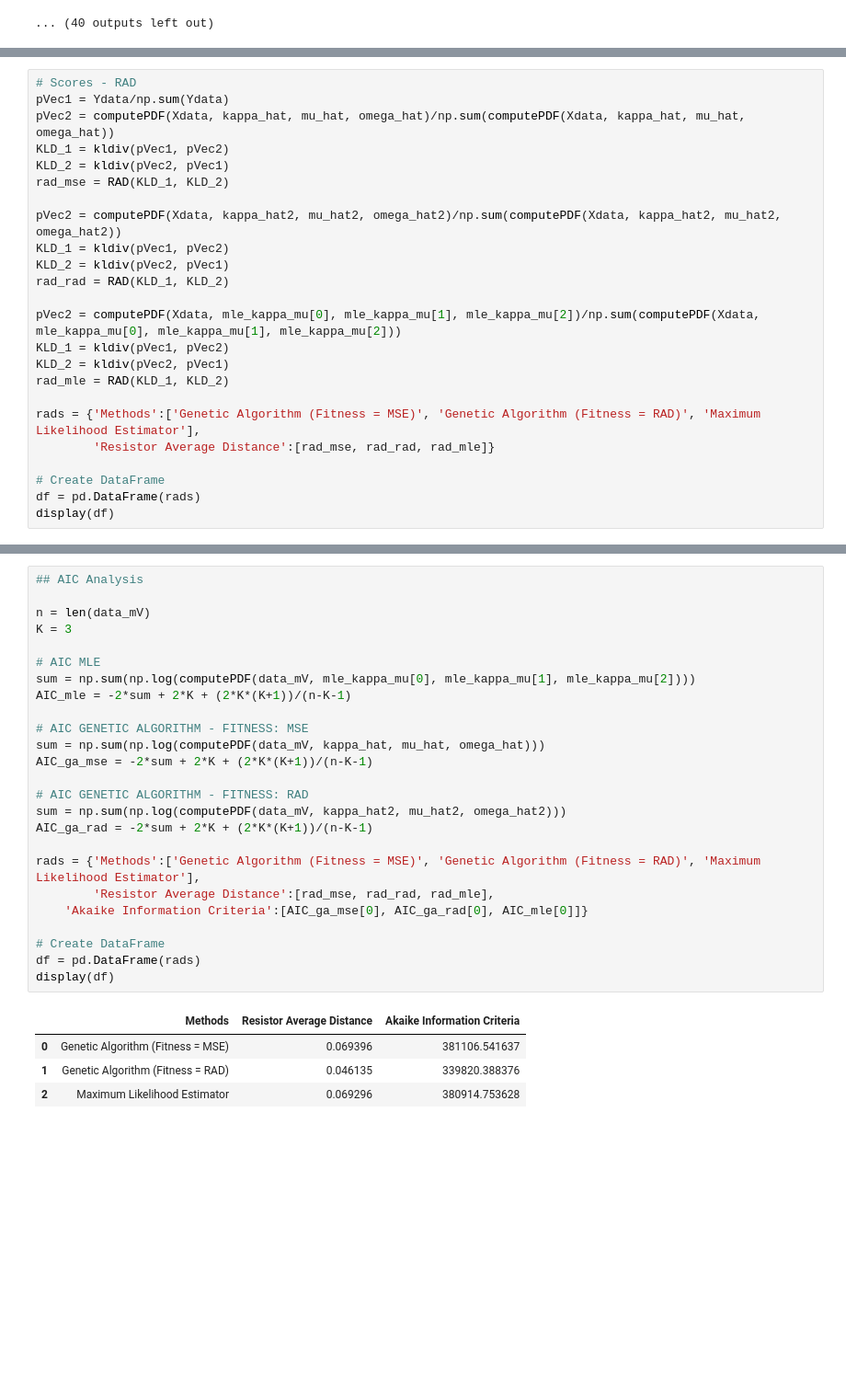
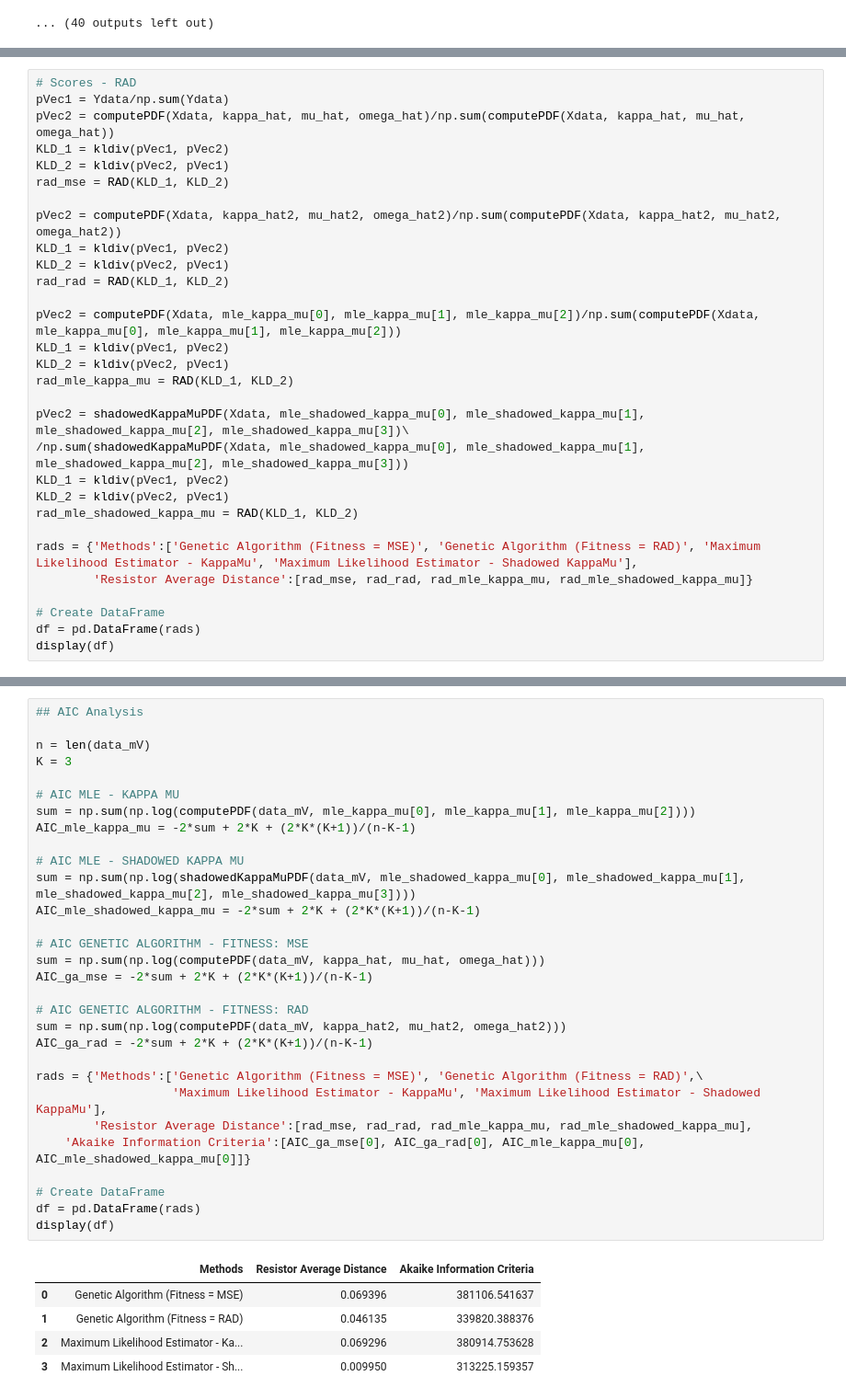
Before and after one commit to SamuelBFG/ga-fading, a Jupyter notebook: AIC_working_example.ipynb, the cells around one changed output, grey strips where cells are left out. Shown at 92% size. Saved outputs shown, nothing was run; the diff lists cells and outputs as text; blank space fills up the shorter version.

```diff
--- a/AIC_working_example.ipynb
+++ b/AIC_working_example.ipynb
@@ -413,10 +442,16 @@ rad_rad = RAD(KLD_1, KLD_2)
 pVec2 = computePDF(Xdata, mle_kappa_mu[0], mle_kappa_mu[1], mle_kappa_mu[2])/np.sum(computePDF(Xdata, mle_kappa_mu[0], mle_kappa_mu[1], mle_kappa_mu[2]))
 KLD_1 = kldiv(pVec1, pVec2)
 KLD_2 = kldiv(pVec2, pVec1)
-rad_mle = RAD(KLD_1, KLD_2)
+rad_mle_kappa_mu = RAD(KLD_1, KLD_2)
 
-rads = {'Methods':['Genetic Algorithm (Fitness = MSE)', 'Genetic Algorithm (Fitness = RAD)', 'Maximum Likelihood Estimator'],
-		'Resistor Average Distance':[rad_mse, rad_rad, rad_mle]}
+pVec2 = shadowedKappaMuPDF(Xdata, mle_shadowed_kappa_mu[0], mle_shadowed_kappa_mu[1], mle_shadowed_kappa_mu[2], mle_shadowed_kappa_mu[3])\
+/np.sum(shadowedKappaMuPDF(Xdata, mle_shadowed_kappa_mu[0], mle_shadowed_kappa_mu[1], mle_shadowed_kappa_mu[2], mle_shadowed_kappa_mu[3]))
+KLD_1 = kldiv(pVec1, pVec2)
+KLD_2 = kldiv(pVec2, pVec1)
+rad_mle_shadowed_kappa_mu = RAD(KLD_1, KLD_2)
+
+rads = {'Methods':['Genetic Algorithm (Fitness = MSE)', 'Genetic Algorithm (Fitness = RAD)', 'Maximum Likelihood Estimator - KappaMu', 'Maximum Likelihood Estimator - Shadowed KappaMu'],
+		'Resistor Average Distance':[rad_mse, rad_rad, rad_mle_kappa_mu, rad_mle_shadowed_kappa_mu]}
 
 # Create DataFrame
 df = pd.DataFrame(rads)
@@ -429,30 +465,36 @@ display(df)
 # %%
 ## AIC Analysis
 
 n = len(data_mV)
 K = 3
 
-# AIC MLE
+# AIC MLE - KAPPA MU
 sum = np.sum(np.log(computePDF(data_mV, mle_kappa_mu[0], mle_kappa_mu[1], mle_kappa_mu[2])))
-AIC_mle = -2*sum + 2*K + (2*K*(K+1))/(n-K-1)
+AIC_mle_kappa_mu = -2*sum + 2*K + (2*K*(K+1))/(n-K-1)
+
+# AIC MLE - SHADOWED KAPPA MU
+sum = np.sum(np.log(shadowedKappaMuPDF(data_mV, mle_shadowed_kappa_mu[0], mle_shadowed_kappa_mu[1], mle_shadowed_kappa_mu[2], mle_shadowed_kappa_mu[3])))
+AIC_mle_shadowed_kappa_mu = -2*sum + 2*K + (2*K*(K+1))/(n-K-1)
 
 # AIC GENETIC ALGORITHM - FITNESS: MSE
 sum = np.sum(np.log(computePDF(data_mV, kappa_hat, mu_hat, omega_hat)))
 AIC_ga_mse = -2*sum + 2*K + (2*K*(K+1))/(n-K-1)
 
 # AIC GENETIC ALGORITHM - FITNESS: RAD
 sum = np.sum(np.log(computePDF(data_mV, kappa_hat2, mu_hat2, omega_hat2)))
 AIC_ga_rad = -2*sum + 2*K + (2*K*(K+1))/(n-K-1)
 
-rads = {'Methods':['Genetic Algorithm (Fitness = MSE)', 'Genetic Algorithm (Fitness = RAD)', 'Maximum Likelihood Estimator'],
-		'Resistor Average Distance':[rad_mse, rad_rad, rad_mle],
-    'Akaike Information Criteria':[AIC_ga_mse[0], AIC_ga_rad[0], AIC_mle[0]]}
+rads = {'Methods':['Genetic Algorithm (Fitness = MSE)', 'Genetic Algorithm (Fitness = RAD)',\
+                   'Maximum Likelihood Estimator - KappaMu', 'Maximum Likelihood Estimator - Shadowed KappaMu'],
+		'Resistor Average Distance':[rad_mse, rad_rad, rad_mle_kappa_mu, rad_mle_shadowed_kappa_mu],
+    'Akaike Information Criteria':[AIC_ga_mse[0], AIC_ga_rad[0], AIC_mle_kappa_mu[0], AIC_mle_shadowed_kappa_mu[0]]}
 
 # Create DataFrame
 df = pd.DataFrame(rads)
 display(df)
 # %% [output]
 |  | Methods | Resistor Average Distance | Akaike Information Criteria |
 | 0 | Genetic Algorithm (Fitness = MSE) | 0.069396 | 381106.541637 |
 | 1 | Genetic Algorithm (Fitness = RAD) | 0.046135 | 339820.388376 |
-| 2 | Maximum Likelihood Estimator | 0.069296 | 380914.753628 |
+| 2 | Maximum Likelihood Estimator - Ka... | 0.069296 | 380914.753628 |
+| 3 | Maximum Likelihood Estimator - Sh... | 0.009950 | 313225.159357 |
```
Also changed, not shown: parts of 5 cells of this notebook.
